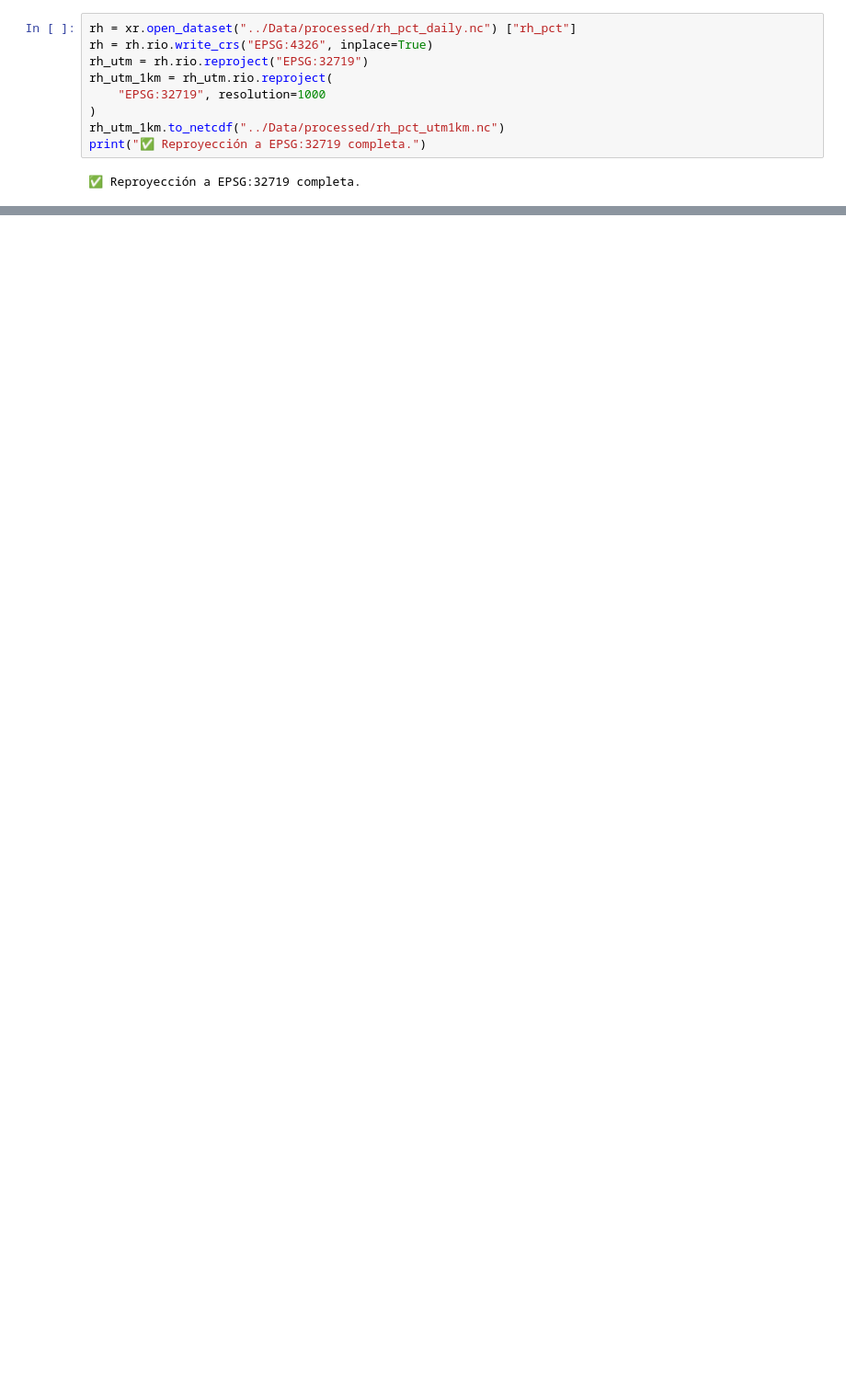
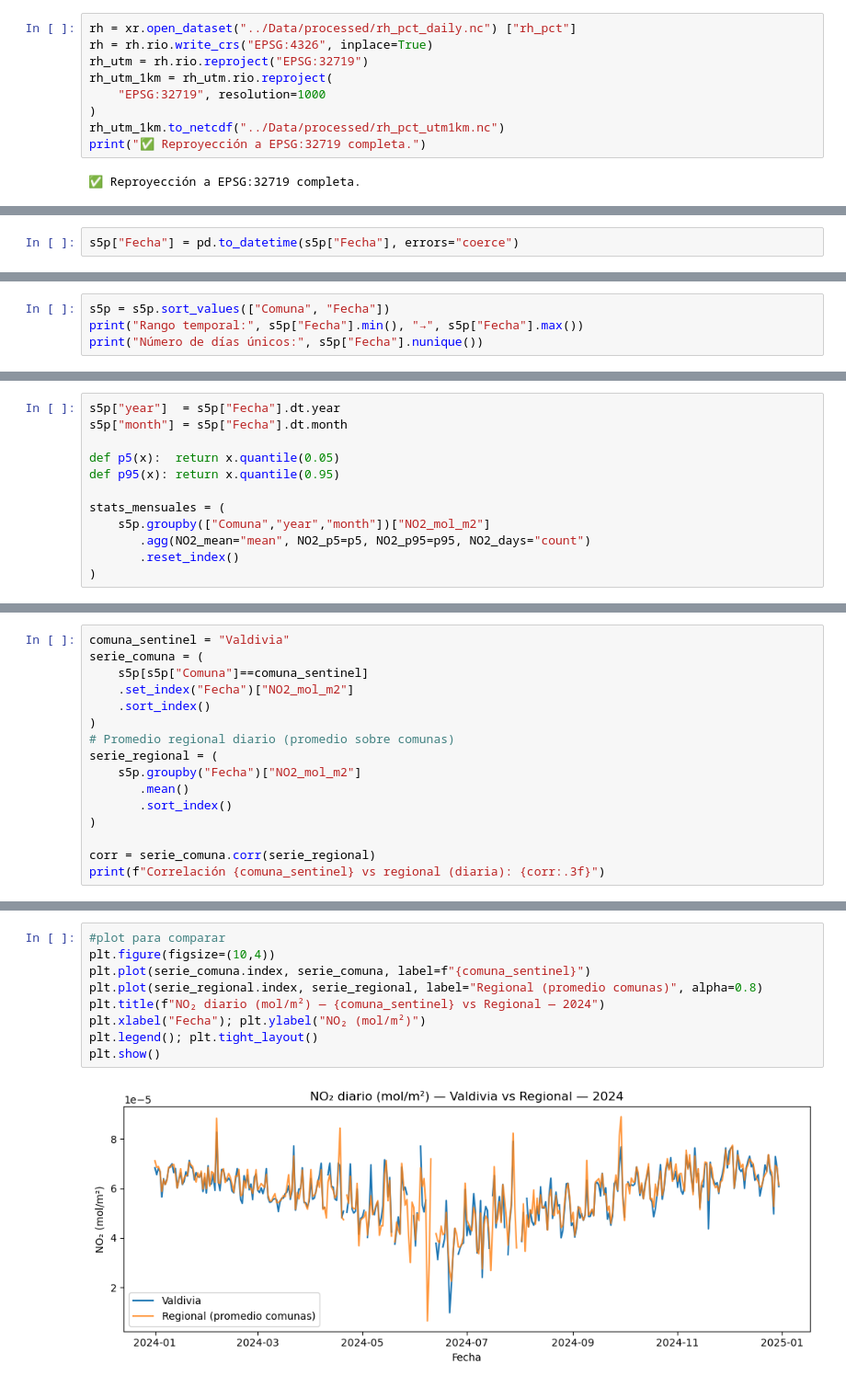
Before and after one commit to typedpie/Tarea-2_analisis-de-datos, a Jupyter notebook: Notebooks/02_ambiental_rm.ipynb, the cells around one changed output, grey strips where cells are left out. Shown at 92% size. Saved outputs shown, nothing was run; the diff lists cells and outputs as text; blank space fills up the shorter version.

```diff
--- a/Notebooks/02_ambiental_rm.ipynb
+++ b/Notebooks/02_ambiental_rm.ipynb
@@ -196,0 +300,2 @@ print("✅ Reproyección a EPSG:32719 completa.")
+# %%
+s5p["Fecha"] = pd.to_datetime(s5p["Fecha"], errors="coerce")
@@ -196,0 +310,4 @@ print("✅ Reproyección a EPSG:32719 completa.")
+# %%
+s5p = s5p.sort_values(["Comuna", "Fecha"])
+print("Rango temporal:", s5p["Fecha"].min(), "→", s5p["Fecha"].max())
+print("Número de días únicos:", s5p["Fecha"].nunique())
@@ -196,0 +332,12 @@ print("✅ Reproyección a EPSG:32719 completa.")
+# %%
+s5p["year"]  = s5p["Fecha"].dt.year
+s5p["month"] = s5p["Fecha"].dt.month
+
+def p5(x):  return x.quantile(0.05)
+def p95(x): return x.quantile(0.95)
+
+stats_mensuales = (
+    s5p.groupby(["Comuna","year","month"])["NO2_mol_m2"]
+       .agg(NO2_mean="mean", NO2_p5=p5, NO2_p95=p95, NO2_days="count")
+       .reset_index()
+)
@@ -196,0 +394,16 @@ print("✅ Reproyección a EPSG:32719 completa.")
+# %%
+comuna_sentinel = "Valdivia"
+serie_comuna = (
+    s5p[s5p["Comuna"]==comuna_sentinel]
+    .set_index("Fecha")["NO2_mol_m2"]
+    .sort_index()
+)
+# Promedio regional diario (promedio sobre comunas)
+serie_regional = (
+    s5p.groupby("Fecha")["NO2_mol_m2"]
+       .mean()
+       .sort_index()
+)
+
+corr = serie_comuna.corr(serie_regional)
+print(f"Correlación {comuna_sentinel} vs regional (diaria): {corr:.3f}")
@@ -196,0 +412,11 @@ print("✅ Reproyección a EPSG:32719 completa.")
+# %%
+#plot para comparar
+plt.figure(figsize=(10,4))
+plt.plot(serie_comuna.index, serie_comuna, label=f"{comuna_sentinel}")
+plt.plot(serie_regional.index, serie_regional, label="Regional (promedio comunas)", alpha=0.8)
+plt.title(f"NO₂ diario (mol/m²) — {comuna_sentinel} vs Regional — 2024")
+plt.xlabel("Fecha"); plt.ylabel("NO₂ (mol/m²)")
+plt.legend(); plt.tight_layout()
+plt.show()
+# %% [output]
+[figure, added]
```
Also changed, not shown: parts of 43 cells of this notebook, 15 other files.
